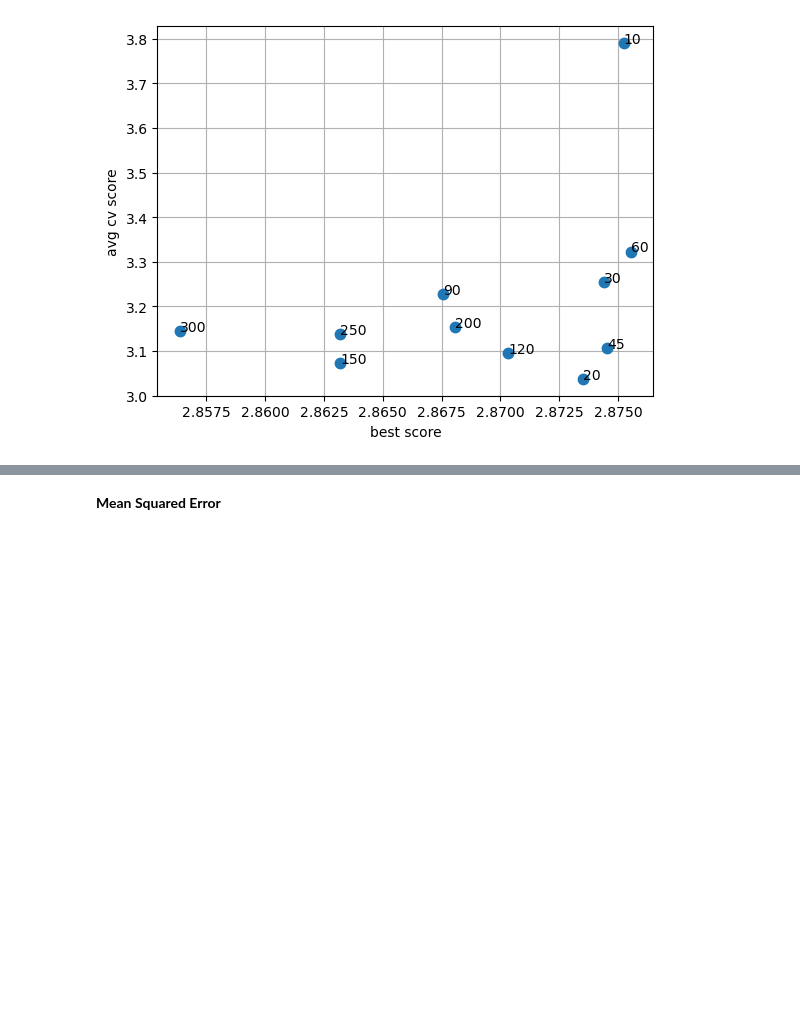
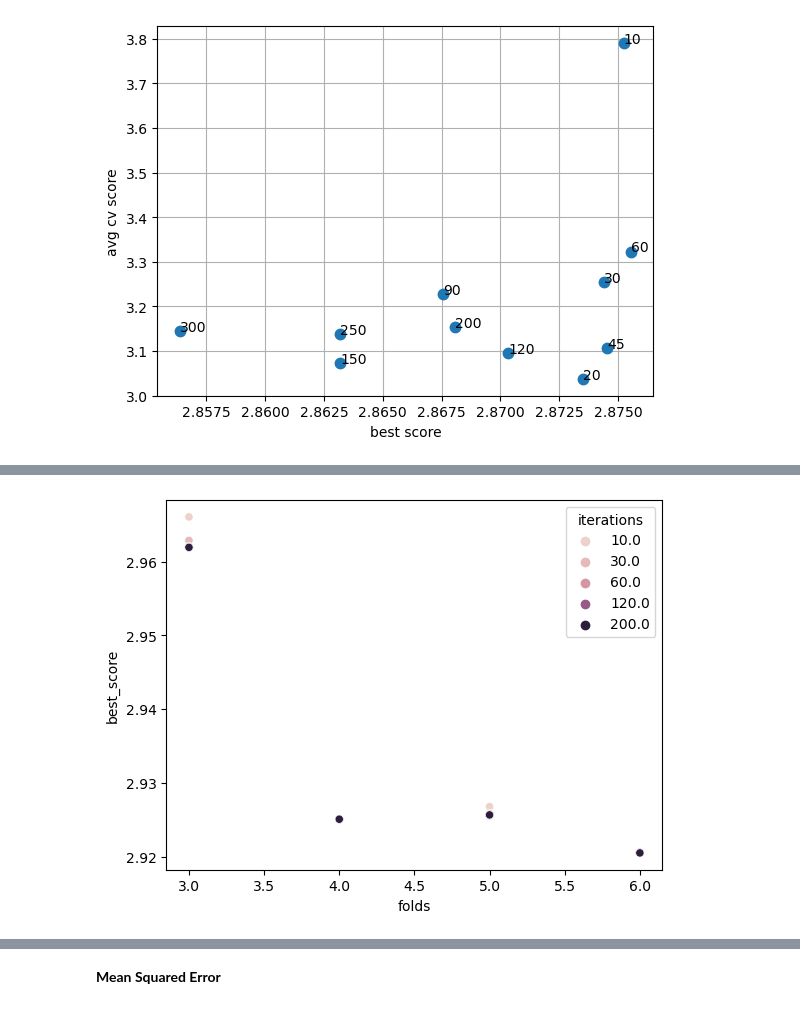
Before and after one commit to NBPub/Springboard, a Jupyter notebook: Capstone Two/16.3_Preprocessing-Training.ipynb, the cells around one changed output, grey strips where cells are left out. Saved outputs shown, nothing was run; the diff lists cells and outputs as text; code cells hidden in the pictures; blank space fills up the shorter version.

```diff
--- a/Capstone Two/16.3_Preprocessing-Training.ipynb
+++ b/Capstone Two/16.3_Preprocessing-Training.ipynb
@@ -610,0 +610,26 @@ plt.show()
+# %%
+%%time
+
+it_search = pd.DataFrame()
+
+its = [10,30,60,120,200]
+
+
+for it in tqdm(its):
+    for folds in [3,4,5,6]:
+        start = time()
+        search = RandomizedSearchCV(Ridge(), parameters['Ridge'], scoring='neg_root_mean_squared_error', n_iter=it, cv=folds)
+        search.fit(SelectKBest(score_func=f_regression, k=6).fit_transform(X_train,y1_train), y1_train)
+
+        ind = f"{it}_{folds}"
+
+        it_search.loc[ind,'iterations'] = it
+        it_search.loc[ind,'folds'] = folds
+        it_search.loc[ind,'best_score'] = -1*search.best_score_
+        it_search.loc[ind,'avg_score'] = -1*search.cv_results_['mean_test_score'].mean()
+        it_search.loc[ind,'std'] = search.cv_results_['mean_test_score'].std()
+        it_search.loc[ind,'fit_time'] = search.cv_results_['mean_fit_time'].sum()
+        it_search.loc[ind,'param_alpha'] = search.best_params_['alpha']
+        it_search.loc[ind,'param_solver'] = search.best_params_['solver']
+        it_search.loc[ind,'param_tol'] = search.best_params_['tol']
+        it_search.loc[ind,'total_time'] = round(time()-start,2)
@@ -610,0 +639,5 @@ plt.show()
+# %%
+sns.scatterplot(it_search, x='folds', y='best_score', hue='iterations')
+plt.show()
+# %% [output]
+[figure, added]
```
Also changed, not shown: parts of 17 cells of this notebook, 1 other file.
